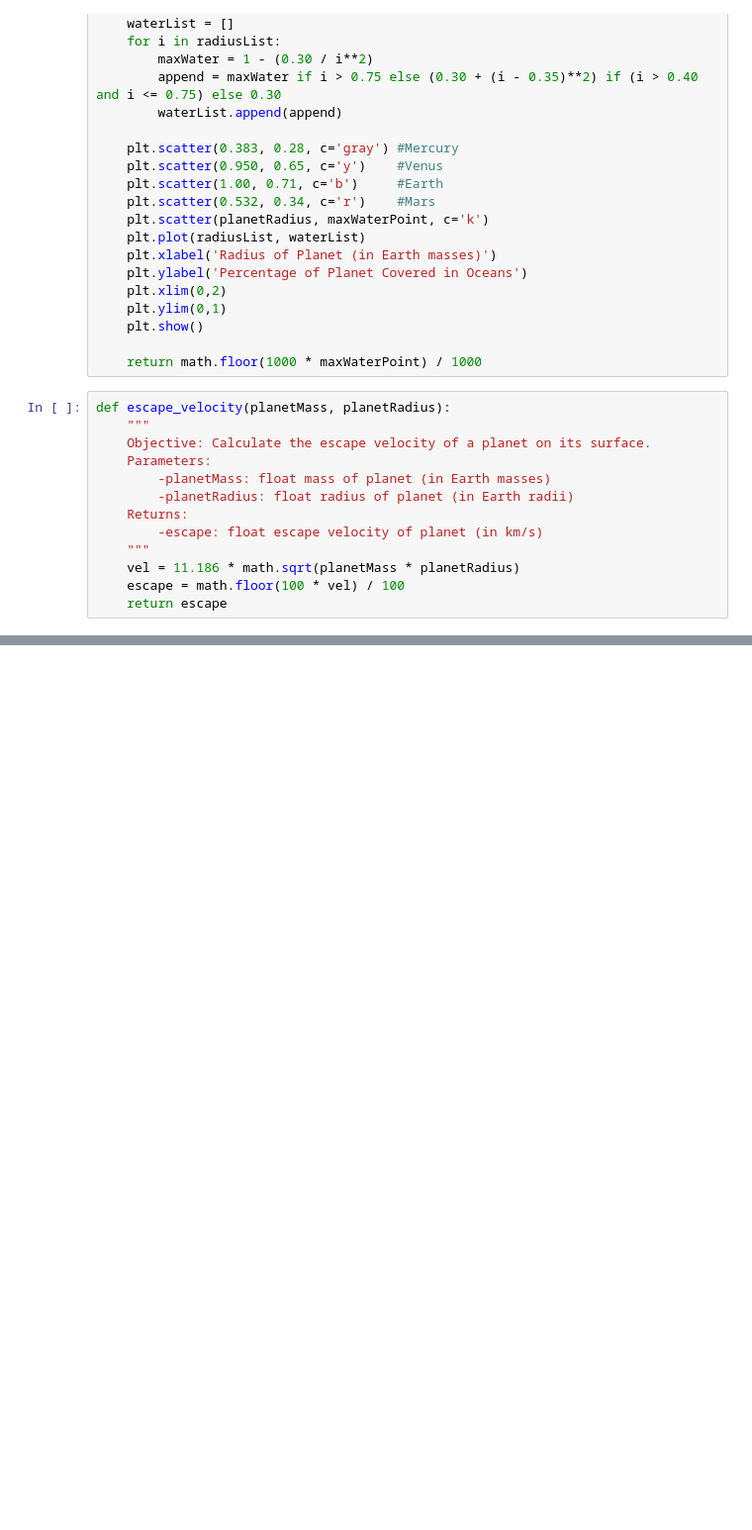
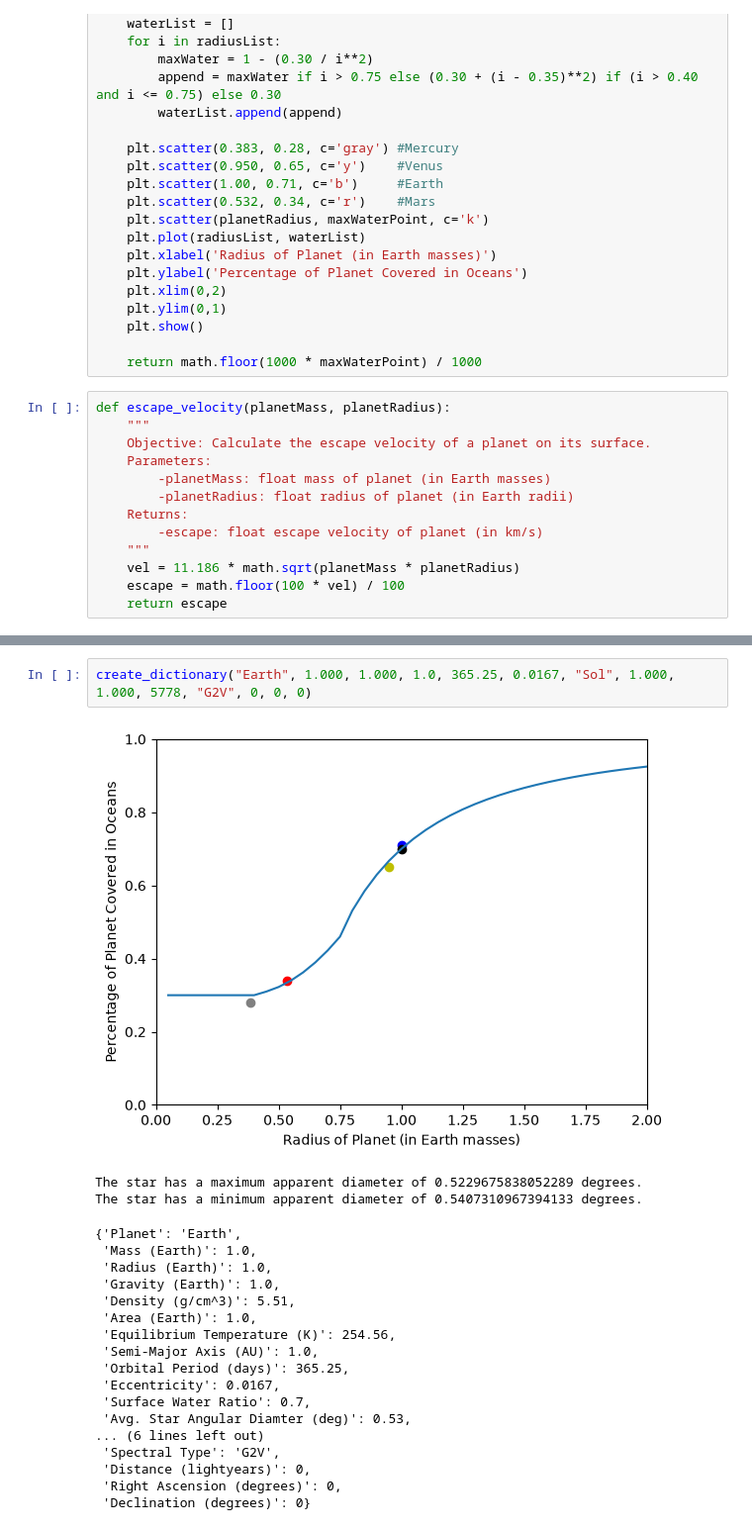
Before and after one commit to nerdalien/Nearby_Habitable_Exoplanets, a Jupyter notebook: Nearby Habitable Exoplanets Data.ipynb, the cells around one changed output, grey strips where cells are left out. Shown at 99% size. Saved outputs shown, nothing was run; the diff lists cells and outputs as text; blank space fills up the shorter version.

```diff
--- a/Nearby Habitable Exoplanets Data.ipynb
+++ b/Nearby Habitable Exoplanets Data.ipynb
@@ -614,0 +682,23 @@ def escape_velocity(planetMass, planetRadius):
+# %%
+create_dictionary("Earth", 1.000, 1.000, 1.0, 365.25, 0.0167, "Sol", 1.000, 1.000, 5778, "G2V", 0, 0, 0)
+# %% [output]
+[figure, added]
+The star has a maximum apparent diameter of 0.5229675838052289 degrees.
+The star has a minimum apparent diameter of 0.5407310967394133 degrees.
+{'Planet': 'Earth',
+ 'Mass (Earth)': 1.0,
+ 'Radius (Earth)': 1.0,
+ 'Gravity (Earth)': 1.0,
+ 'Density (g/cm^3)': 5.51,
+ 'Area (Earth)': 1.0,
+ 'Equilibrium Temperature (K)': 254.56,
+ 'Semi-Major Axis (AU)': 1.0,
+ 'Orbital Period (days)': 365.25,
+ 'Eccentricity': 0.0167,
+ 'Surface Water Ratio': 0.7,
+ 'Avg. Star Angular Diamter (deg)': 0.53,
+... (6 lines left out)
+ 'Spectral Type': 'G2V',
+ 'Distance (lightyears)': 0,
+ 'Right Ascension (degrees)': 0,
+ 'Declination (degrees)': 0}
```
Also changed, not shown: parts of 19 cells of this notebook.
